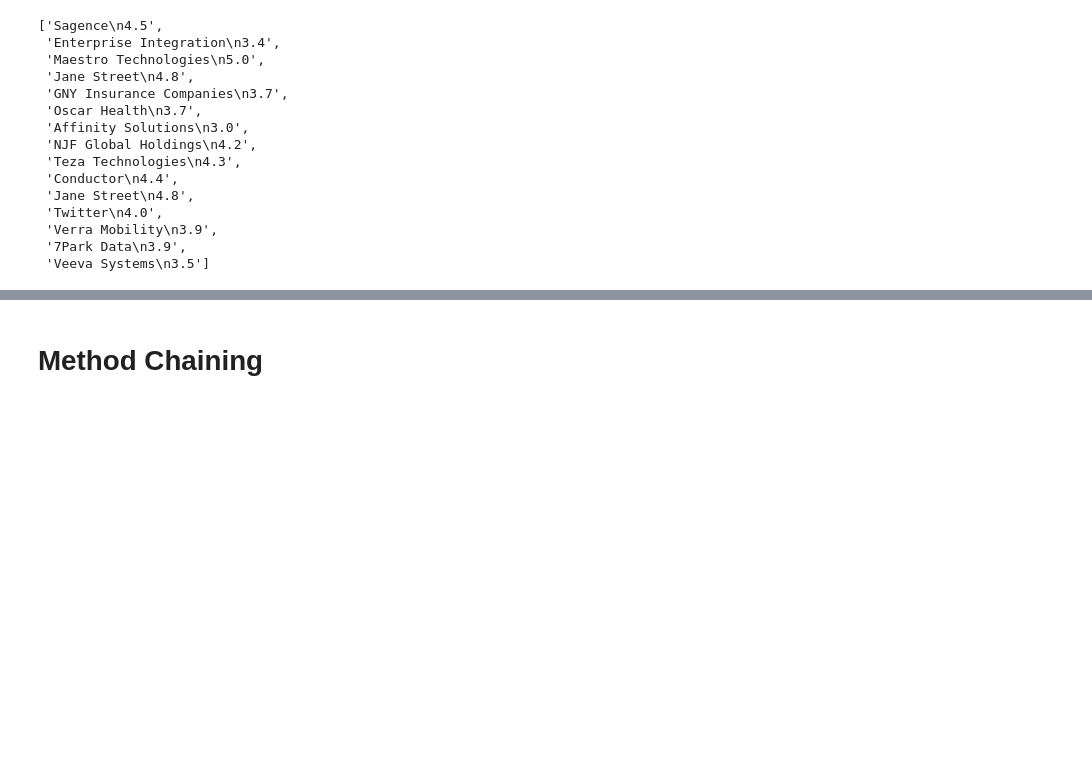
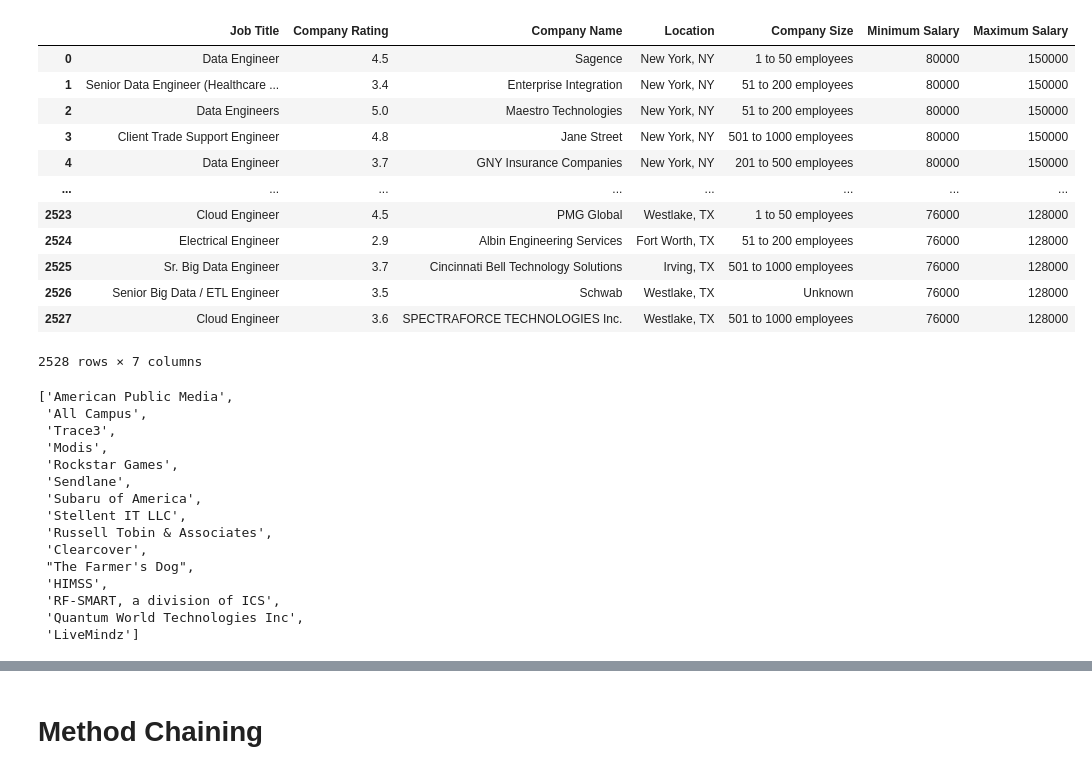
Before and after one commit to data301-2021-summer2/project-group31-project, a Jupyter notebook: Analysis Notebook.ipynb, the cells around one changed output, grey strips where cells are left out. Cells and saved outputs as stored; diff of their text form; code cells hidden in the pictures; blank space fills up the shorter version.

```diff
--- a/Analysis Notebook.ipynb
+++ b/Analysis Notebook.ipynb
@@ -74,21 +109,39 @@ pandas.core.series.Series
+# %%
+# Calculating on Min and Max Salary Column
+df2["Minimum Salary"] = df2["Minimum Salary"]*1000
+df2["Maximum Salary"] = df2["Maximum Salary"]*1000
+df2
+# %% [output]
+|  | Job Title | Company Rating | Company Name | Location | Company Size | Minimum Salary | Maximum Salary |
+| 0 | Data Engineer | 4.5 | Sagence | New York, NY | 1 to 50 employees | 80000 | 150000 |
+| 1 | Senior Data Engineer (Healthcare ... | 3.4 | Enterprise Integration | New York, NY | 51 to 200 employees | 80000 | 150000 |
+| 2 | Data Engineers | 5.0 | Maestro Technologies | New York, NY | 51 to 200 employees | 80000 | 150000 |
+| 3 | Client Trade Support Engineer | 4.8 | Jane Street | New York, NY | 501 to 1000 employees | 80000 | 150000 |
+| 4 | Data Engineer | 3.7 | GNY Insurance Companies | New York, NY | 201 to 500 employees | 80000 | 150000 |
+| ... | ... | ... | ... | ... | ... | ... | ... |
+| 2523 | Cloud Engineer | 4.5 | PMG Global | Westlake, TX | 1 to 50 employees | 76000 | 128000 |
+| 2524 | Electrical Engineer | 2.9 | Albin Engineering Services | Fort Worth, TX | 51 to 200 employees | 76000 | 128000 |
+| 2525 | Sr. Big Data Engineer | 3.7 | Cincinnati Bell Technology Solutions | Irving, TX | 501 to 1000 employees | 76000 | 128000 |
+| 2526 | Senior Big Data / ETL Engineer | 3.5 | Schwab | Westlake, TX | Unknown | 76000 | 128000 |
+| 2527 | Cloud Engineer | 3.6 | SPECTRAFORCE TECHNOLOGIES Inc. | Westlake, TX | 501 to 1000 employees | 76000 | 128000 |
+2528 rows × 7 columns
 # %%
-# Remove number in Company Name, "Sagence\n4.5" to "Sagence"
-CompanyName_Data = list(df2["Company Name"])
-CompanyName_Data[0:15]
+unique_companyname = list(set(df2["Company Name"]))
+unique_companyname[0:15]
 # %% [output]
-['Sagence\n4.5',
- 'Enterprise Integration\n3.4',
- 'Maestro Technologies\n5.0',
- 'Jane Street\n4.8',
- 'GNY Insurance Companies\n3.7',
- 'Oscar Health\n3.7',
- 'Affinity Solutions\n3.0',
- 'NJF Global Holdings\n4.2',
- 'Teza Technologies\n4.3',
- 'Conductor\n4.4',
- 'Jane Street\n4.8',
- 'Twitter\n4.0',
- 'Verra Mobility\n3.9',
- '7Park Data\n3.9',
- 'Veeva Systems\n3.5']
+['American Public Media',
+ 'All Campus',
+ 'Trace3',
+ 'Modis',
+ 'Rockstar Games',
+ 'Sendlane',
+ 'Subaru of America',
+ 'Stellent IT LLC',
+ 'Russell Tobin & Associates',
+ 'Clearcover',
+ "The Farmer's Dog",
+ 'HIMSS',
+ 'RF-SMART, a division of ICS',
+ 'Quantum World Technologies Inc',
+ 'LiveMindz']
 # %%
```
Also changed, not shown: parts of 14 cells of this notebook.
